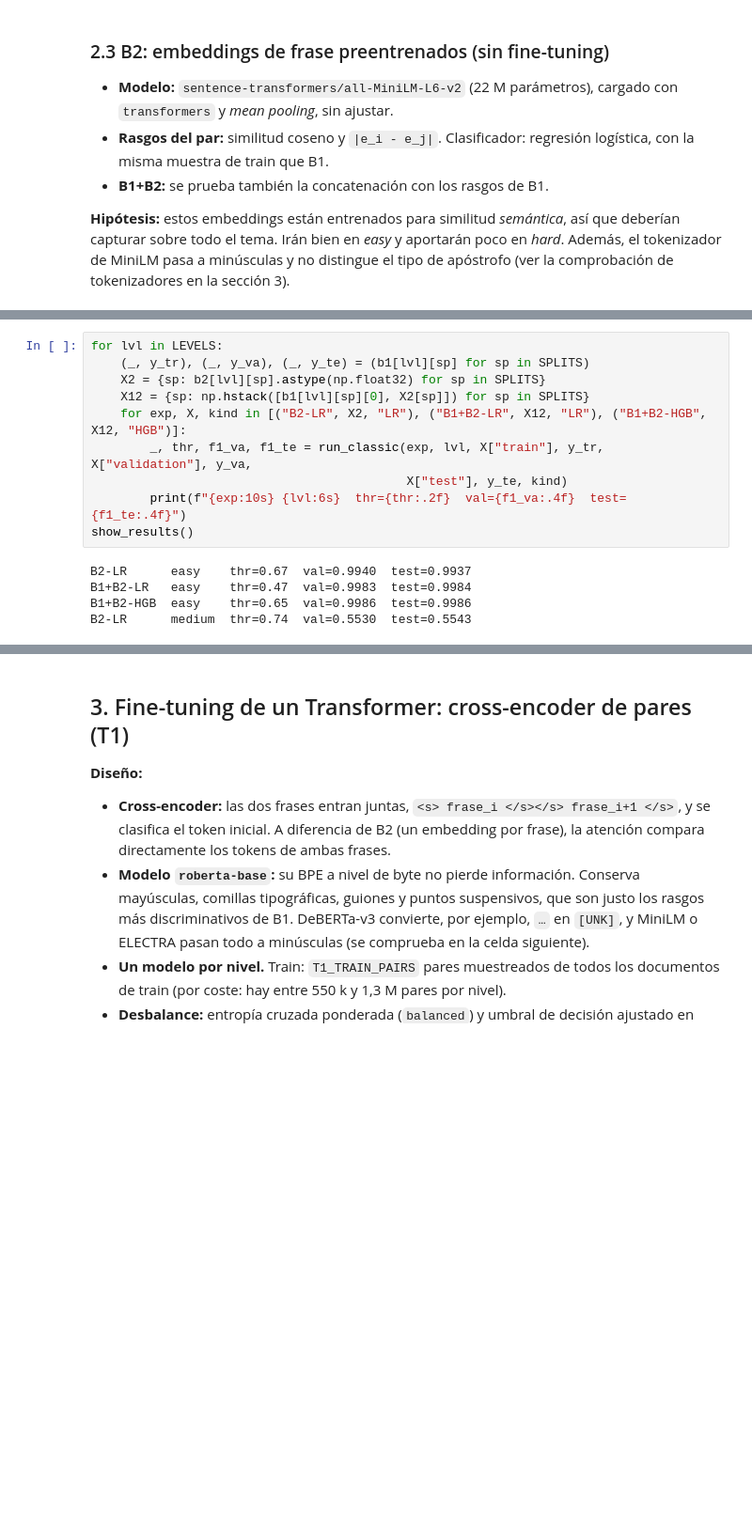
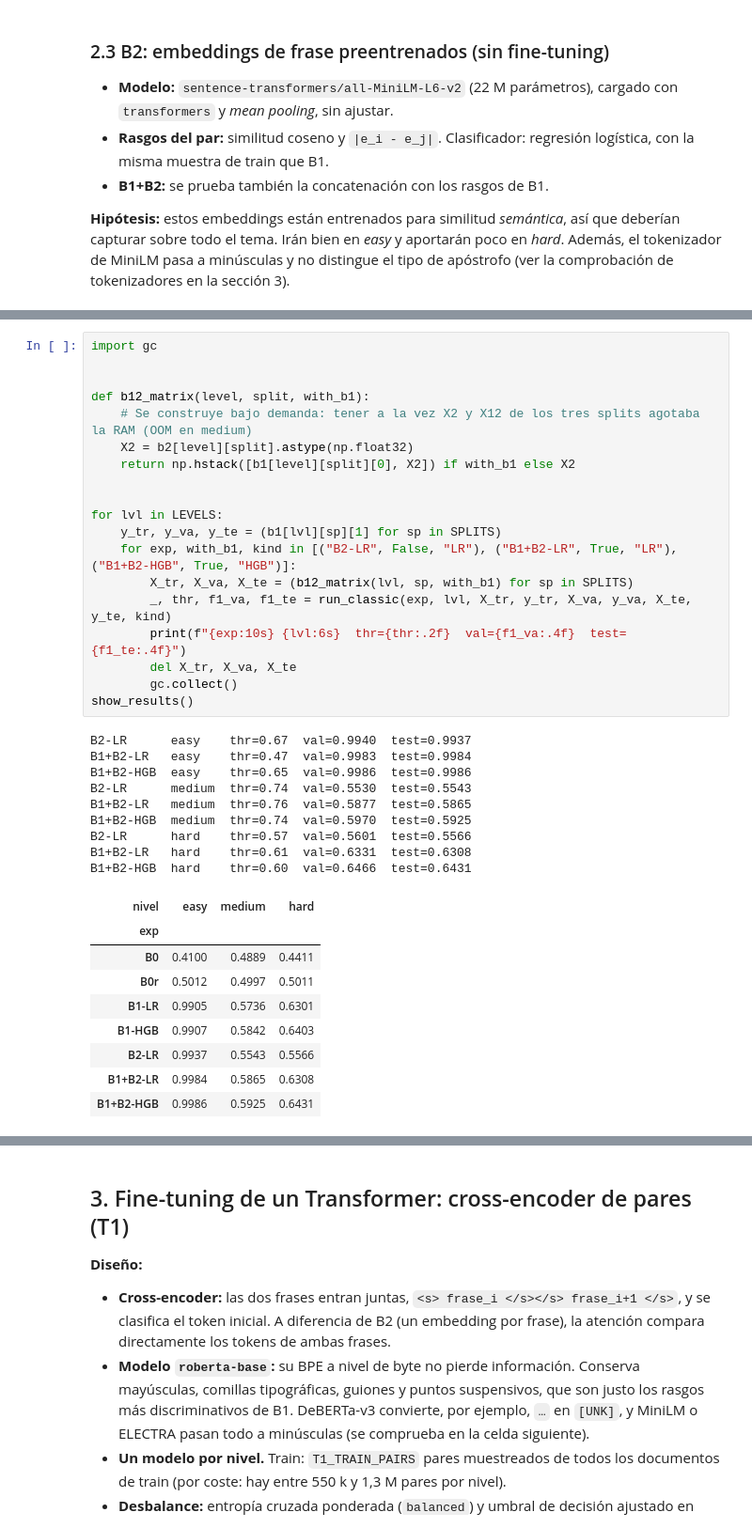
Before and after one commit to MiluEnAlmibar/PLN, a Jupyter notebook: practica/practica_nlp.ipynb, the cells around one changed output, grey strips where cells are left out. Shown at 94% size. Cells and saved outputs as stored; diff of their text form; blank space fills up the shorter version.

```diff
--- a/practica/practica_nlp.ipynb
+++ b/practica/practica_nlp.ipynb
@@ -535,16 +538,39 @@ torch.cuda.empty_cache()
 # %%
+import gc
+
+
+def b12_matrix(level, split, with_b1):
+    # Se construye bajo demanda: tener a la vez X2 y X12 de los tres splits agotaba la RAM (OOM en medium)
+    X2 = b2[level][split].astype(np.float32)
+    return np.hstack([b1[level][split][0], X2]) if with_b1 else X2
+
+
 for lvl in LEVELS:
-    (_, y_tr), (_, y_va), (_, y_te) = (b1[lvl][sp] for sp in SPLITS)
-    X2 = {sp: b2[lvl][sp].astype(np.float32) for sp in SPLITS}
-    X12 = {sp: np.hstack([b1[lvl][sp][0], X2[sp]]) for sp in SPLITS}
-    for exp, X, kind in [("B2-LR", X2, "LR"), ("B1+B2-LR", X12, "LR"), ("B1+B2-HGB", X12, "HGB")]:
-        _, thr, f1_va, f1_te = run_classic(exp, lvl, X["train"], y_tr, X["validation"], y_va,
-                                           X["test"], y_te, kind)
+    y_tr, y_va, y_te = (b1[lvl][sp][1] for sp in SPLITS)
+    for exp, with_b1, kind in [("B2-LR", False, "LR"), ("B1+B2-LR", True, "LR"), ("B1+B2-HGB", True, "HGB")]:
+        X_tr, X_va, X_te = (b12_matrix(lvl, sp, with_b1) for sp in SPLITS)
+        _, thr, f1_va, f1_te = run_classic(exp, lvl, X_tr, y_tr, X_va, y_va, X_te, y_te, kind)
         print(f"{exp:10s} {lvl:6s}  thr={thr:.2f}  val={f1_va:.4f}  test={f1_te:.4f}")
+        del X_tr, X_va, X_te
+        gc.collect()
 show_results()
 # %% [output]
 B2-LR      easy    thr=0.67  val=0.9940  test=0.9937
 B1+B2-LR   easy    thr=0.47  val=0.9983  test=0.9984
 B1+B2-HGB  easy    thr=0.65  val=0.9986  test=0.9986
 B2-LR      medium  thr=0.74  val=0.5530  test=0.5543
+B1+B2-LR   medium  thr=0.76  val=0.5877  test=0.5865
+B1+B2-HGB  medium  thr=0.74  val=0.5970  test=0.5925
+B2-LR      hard    thr=0.57  val=0.5601  test=0.5566
+B1+B2-LR   hard    thr=0.61  val=0.6331  test=0.6308
+B1+B2-HGB  hard    thr=0.60  val=0.6466  test=0.6431
+| nivel | easy | medium | hard |
+| exp |  |  |  |
+| B0 | 0.4100 | 0.4889 | 0.4411 |
+| B0r | 0.5012 | 0.4997 | 0.5011 |
+| B1-LR | 0.9905 | 0.5736 | 0.6301 |
+| B1-HGB | 0.9907 | 0.5842 | 0.6403 |
+| B2-LR | 0.9937 | 0.5543 | 0.5566 |
+| B1+B2-LR | 0.9984 | 0.5865 | 0.6308 |
+| B1+B2-HGB | 0.9986 | 0.5925 | 0.6431 |
 # %% [markdown]
```
Also changed, not shown: parts of 35 cells of this notebook, 8 other files.
